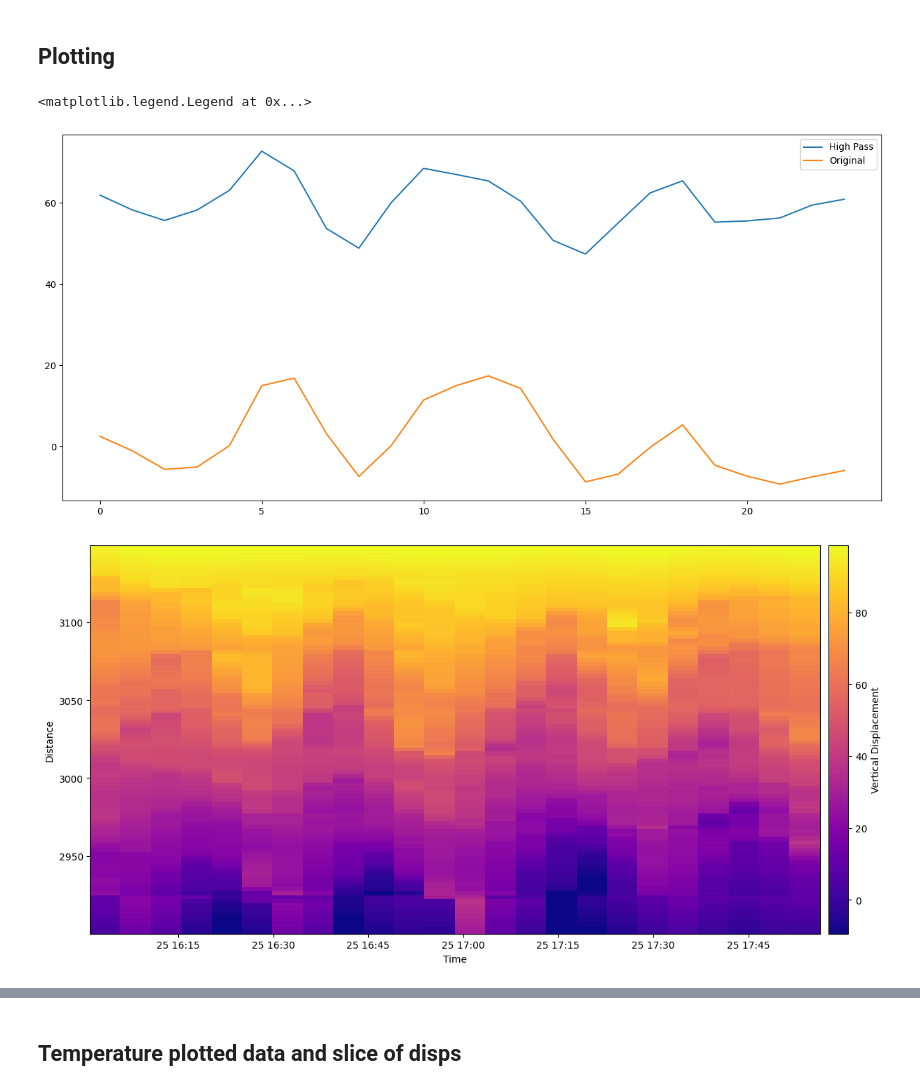
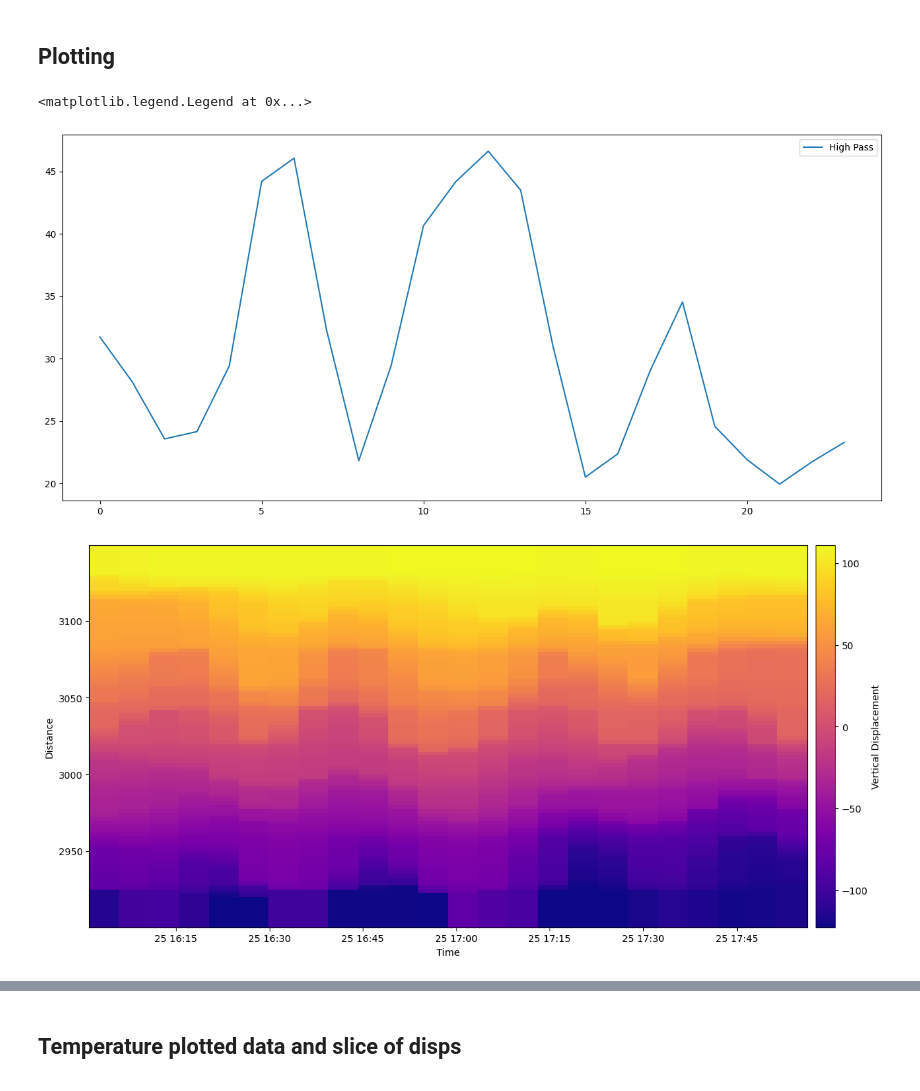
Before and after one commit to ericeberg3/UW_research, a Jupyter notebook: DTS_TG_SINDy.ipynb, the cells around one changed output, grey strips where cells are left out. Drawn from its saved outputs; the diff is of its cells as text; code cells hidden in the pictures.

```diff
--- a/DTS_TG_SINDy.ipynb
+++ b/DTS_TG_SINDy.ipynb
@@ -152,29 +152,32 @@ for i in range(len(contour_points_arr[0, :])):
 # %%
 depths = np.empty(np.shape(contour_points_arr_interp))
 displacements = np.empty(np.shape(contour_points_arr_interp))
 
 filter = scipy.signal.butter(1, 0.5, 'hp', fs=5, output='sos', analog=False) # 5 represents 5 second sampling rate
 
 for i in range(len(contour_points_arr_interp[:, 0])):
-    contours_high_pass = scipy.signal.sosfilt(filter, contour_points_arr_interp[i, :] - np.median(contour_points_arr_interp[i, :]))
     depths[i, :] = depths_interp[i]
+    # High pass filter each channel
+    # contours_high_pass = scipy.signal.sosfilt(filter, contour_points_arr_interp[i, :] - np.median(contour_points_arr_interp[i, :]))
     # displacements[i, :] = contour_points_arr_interp[i, :] - np.mean(contour_points_arr_interp[i, :])
-    displacements[i, :] = contours_high_pass + i #contour_points_arr_interp[i, :] - np.median(contour_points_arr_interp[i, :])   #  contours_high_pass
+    # displacements[i, :] = contours_high_pass #contour_points_arr_interp[i, :] - np.median(contour_points_arr_interp[i, :])   #  contours_high_pass
 
-# displacements = contour_points_arr_interp - np.median(contour_points_arr_interp)
+displacements = contour_points_arr_interp - np.median(contour_points_arr_interp)
+## Normalize displacements ##
+# displacements = (displacements - np.min(displacements)) / (np.max(displacements) - np.min(displacements))
+# displacements = 2 * displacements - 1
 
 i = 60 # np.absolute(depths - 3027).argmin()
-# print(i)
 contours_high_pass = scipy.signal.sosfilt(filter, contour_points_arr_interp[i, :] - np.median(contour_points_arr_interp[i, :]))
 
 fig, ax = plt.subplots(figsize=(2.5*6.4,1.5*4.8))
 ax.plot(displacements[i, :])
-ax.plot(contour_points_arr_interp[i, :] - np.median(contour_points_arr_interp[i, :]))
+# ax.plot(contour_points_arr_interp[i, :] - np.median(contour_points_arr_interp[i, :]))
 # ax.plot(contour_points_arr[i, :] - np.median(contour_points_arr[i, :]))
 ax.legend(['High Pass', 'Original'])
 # %% [output]
 <matplotlib.legend.Legend at 0x...>
-[figure, old version]
+[figure, new version]
 # %%
 fig, ax = plt.subplots(figsize=(2.5*6.4,1.5*4.8))
 # for i in range(len(displacements[:, 0])): plt.plot(plot_times_zoomed, depths[i, :] + displacements[i, :])
@@ -195,7 +198,7 @@ cbar = fig.colorbar(im1, pad=0.01)
 cbar.set_label('Vertical Displacement')
 plt.show()
 # %% [output]
-[figure, old version]
+[figure, new version]
 # %%
 fig, ax = plt.subplots(figsize=(2.5*6.4,1.5*4.8))
 # for i in range(len(displacements[:, 0])): plt.plot(plot_times_zoomed, depths[i, :] + displacements[i, :])
```
Also changed, not shown: parts of 6 cells of this notebook.
